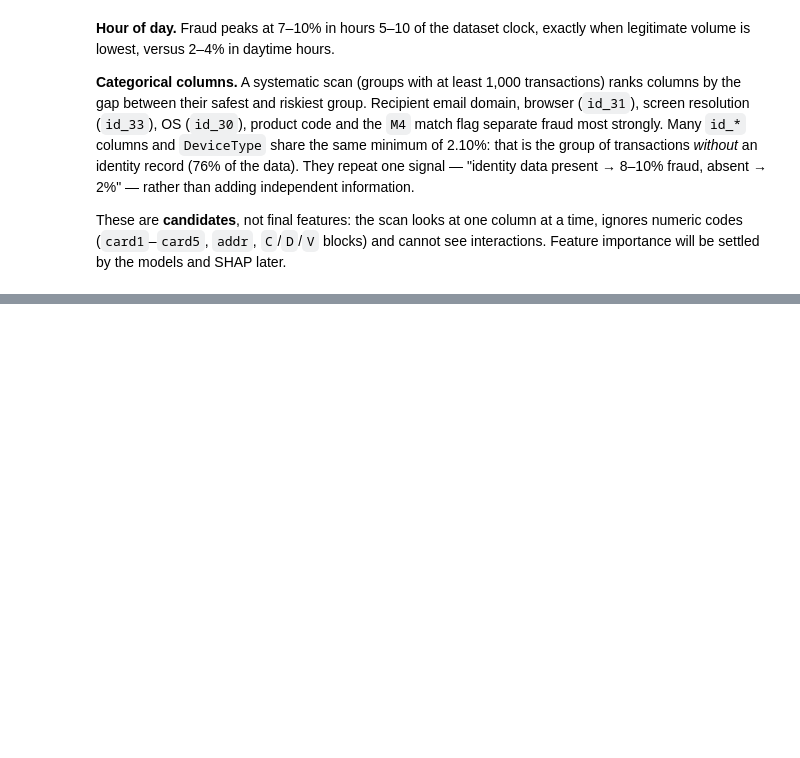
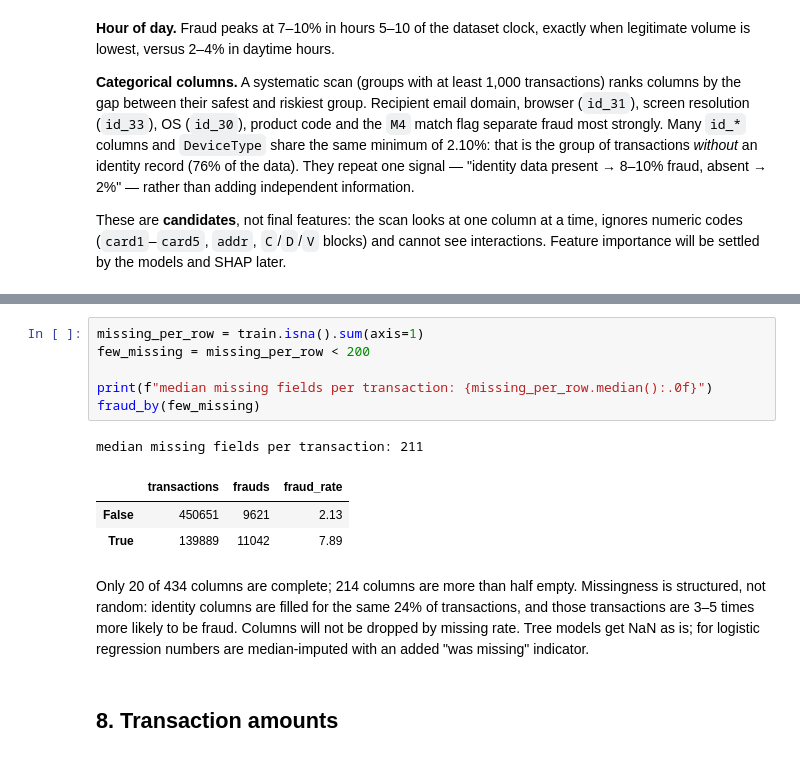
Before and after one commit to KrisTinaShch/fraud-risk-scoring, a Jupyter notebook: notebooks/01_eda.ipynb, the cells around one changed output, grey strips where cells are left out. Saved outputs shown, nothing was run; the diff lists cells and outputs as text; blank space fills up the shorter version.

```diff
--- a/notebooks/01_eda.ipynb
+++ b/notebooks/01_eda.ipynb
@@ -318,0 +347,18 @@ the models and SHAP later.
+# %%
+missing_per_row = train.isna().sum(axis=1)
+few_missing = missing_per_row < 200
+
+print(f"median missing fields per transaction: {missing_per_row.median():.0f}")
+fraud_by(few_missing)
+# %% [output]
+median missing fields per transaction: 211
+|  | transactions | frauds | fraud_rate |
+| False | 450651 | 9621 | 2.13 |
+| True | 139889 | 11042 | 7.89 |
+# %% [markdown]
+Only 20 of 434 columns are complete; 214 columns are more than half empty. Missingness is structured, not random:
+identity columns are filled for the same 24% of transactions, and those transactions are 3–5 times more likely
+to be fraud. Columns will not be dropped by missing rate. Tree models get NaN as is; for logistic regression
+numbers are median-imputed with an added "was missing" indicator.
+# %% [markdown]
+## 8. Transaction amounts
```
Also changed, not shown: parts of 10 cells of this notebook.
